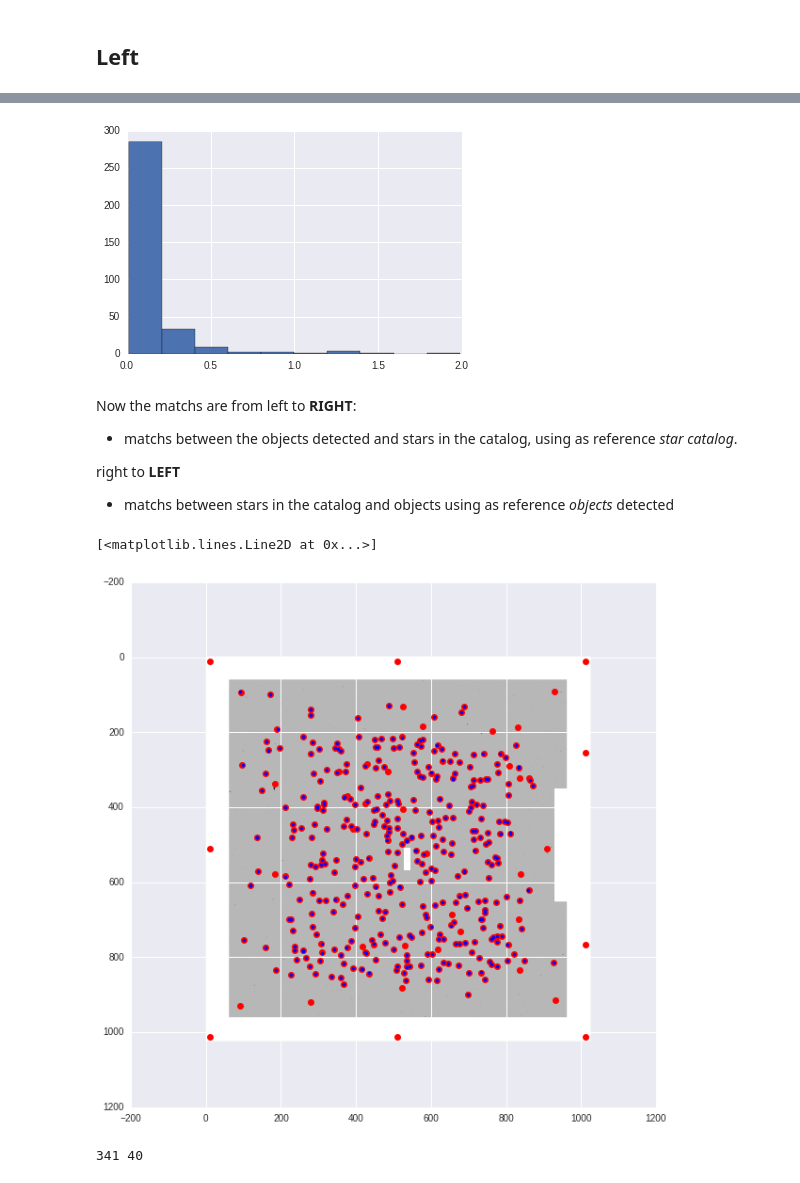
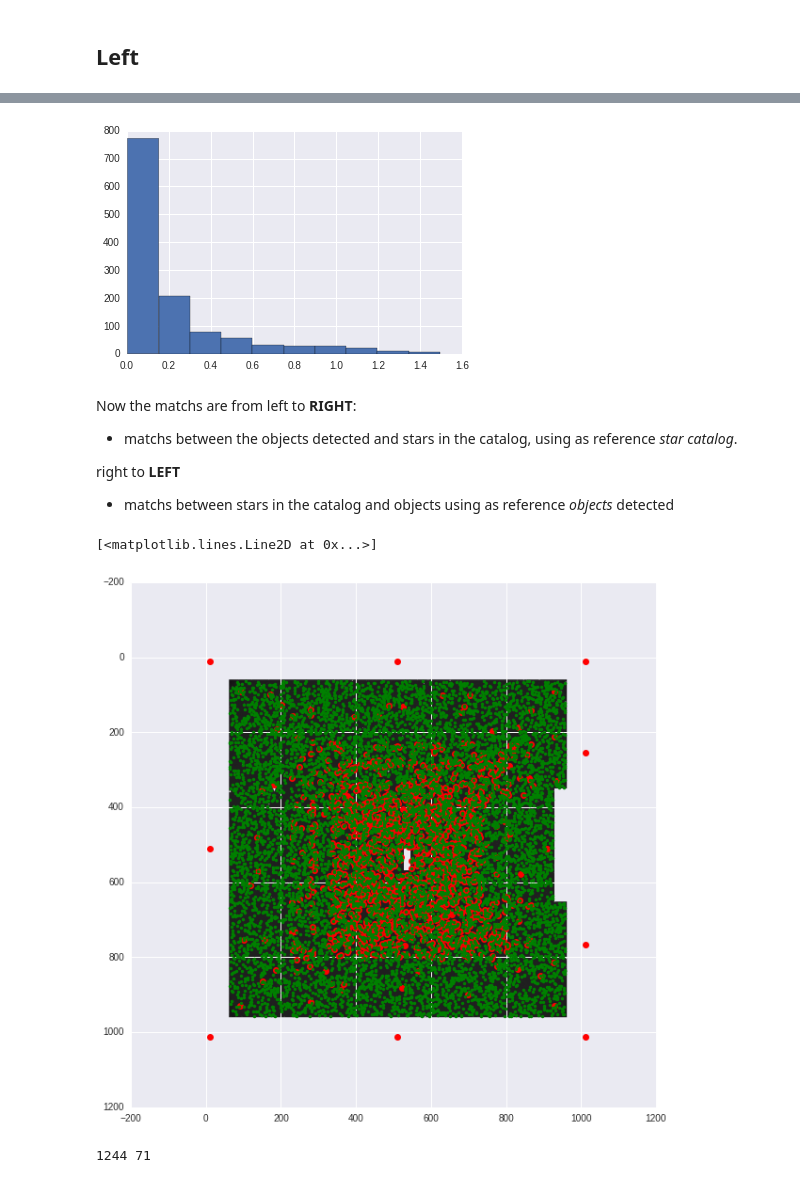
Before and after one commit to BrunoSanchez/rhino, a Jupyter notebook: stellar_chek/extract_test_stellar_Cstar.ipynb, the cells around one changed output, grey strips where cells are left out. Saved outputs shown, nothing was run; the diff lists cells and outputs as text; code cells hidden in the pictures.

```diff
--- a/stellar_chek/extract_test_stellar_Cstar.ipynb
+++ b/stellar_chek/extract_test_stellar_Cstar.ipynb
@@ -39,0 +46,2 @@ img = data - bkg
+# %%
+sep.set_extract_pixstack = 900000
@@ -40,3 +52,4 @@ img = data - bkg
 # %%
-thresh = 100.*bkg.globalrms
+thresh = 11.*bkg.globalrms
+
 sources = sep.extract(img, thresh)
@@ -69,13 +80,13 @@ import astroML.crossmatch as cx
 S = np.array([stars['x'], stars['y']]).T
 O = np.array([obj['x'], obj['y']]).T
 # %%
-distr, indr  = cx.crossmatch(S, O, max_distance=2.)
+distr, indr  = cx.crossmatch(S, O, max_distance=1.5)
 # %%
 matchsr = ~np.isinf(distr)
 # %% [markdown]
 ## Left
 # %%
-distl, indl  = cx.crossmatch(O, S, max_distance=2.)
+distl, indl  = cx.crossmatch(O, S, max_distance=1.5)
 # %%
 matchsl = ~np.isinf(distl)
 # %%
@@ -93,7 +104,7 @@ plt.show()
 plt.hist(distl[matchsl].flatten())
 plt.show()
 # %% [output]
-[figure, old version]
+[figure, new version]
 # %% [markdown]
 Now the matchs are from left to **RIGHT**:
 * matchs between the objects detected and stars in the catalog, using as reference *star catalog*.
@@ -120,10 +131,10 @@ obj['objID'] = objID
 obj['cstarid'] = CSTARID
 # %%
 plt.figure(figsize=(10,10))
-plt.imshow(data)
+plt.imshow(np.log10(data), cmap=cm.Greys_r)
 f = obj['objID'] > 0
 plt.plot(obj['x'], obj['y'], 'ro')
-plt.plot(stars['x'][matchsr], stars['y'][matchsr], 'b.')
+plt.plot(stars['x'], stars['y'], 'g.')
 # %% [output]
 [<matplotlib.lines.Line2D at 0x...>]
-[figure, old version]
+[figure, new version]
@@ -145,4 +156,4 @@ for index in range(len(fake)):
 # %%
 print sum(objID > 0.), sum(objID < 0.)
 # %% [output]
-341 40
+1244 71
```
Also changed, not shown: parts of 17 cells of this notebook, 1 other file.
